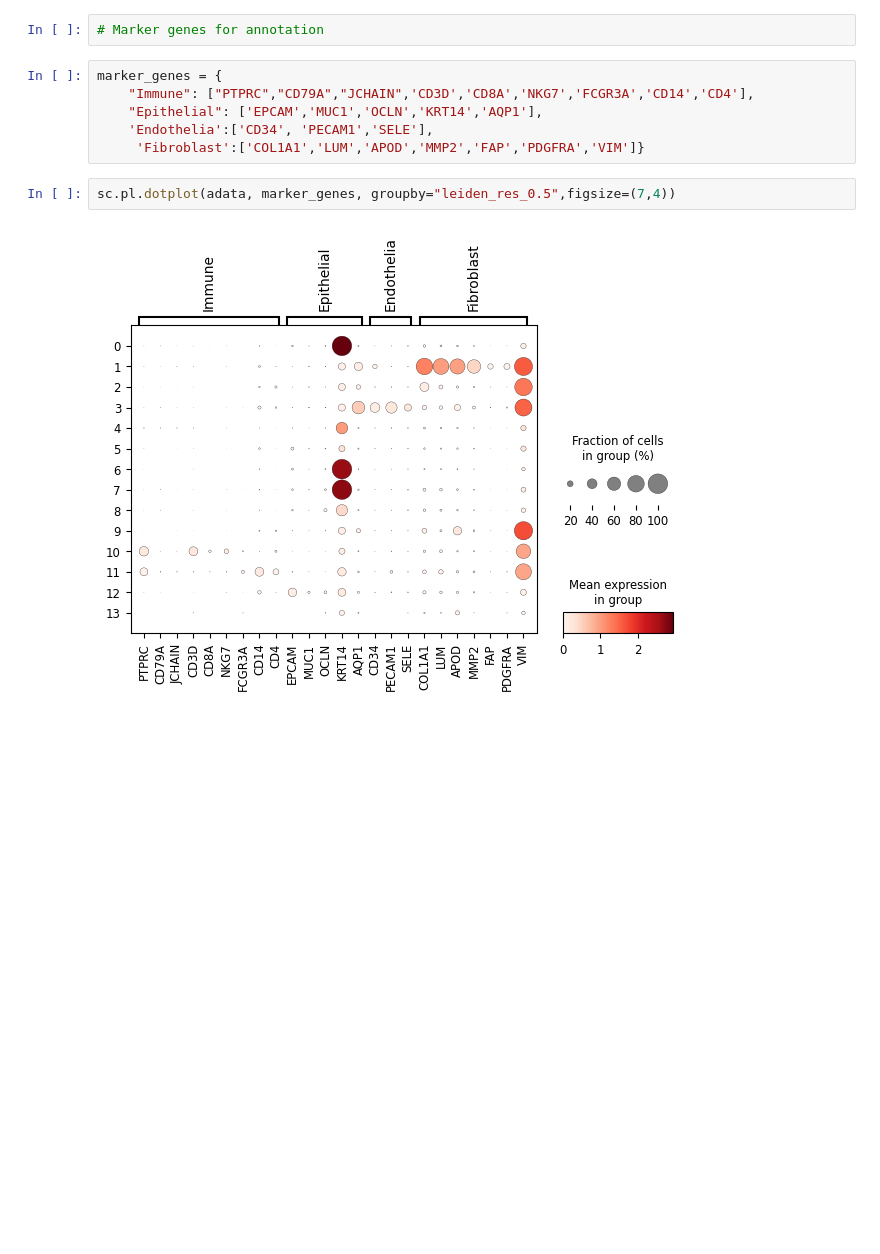
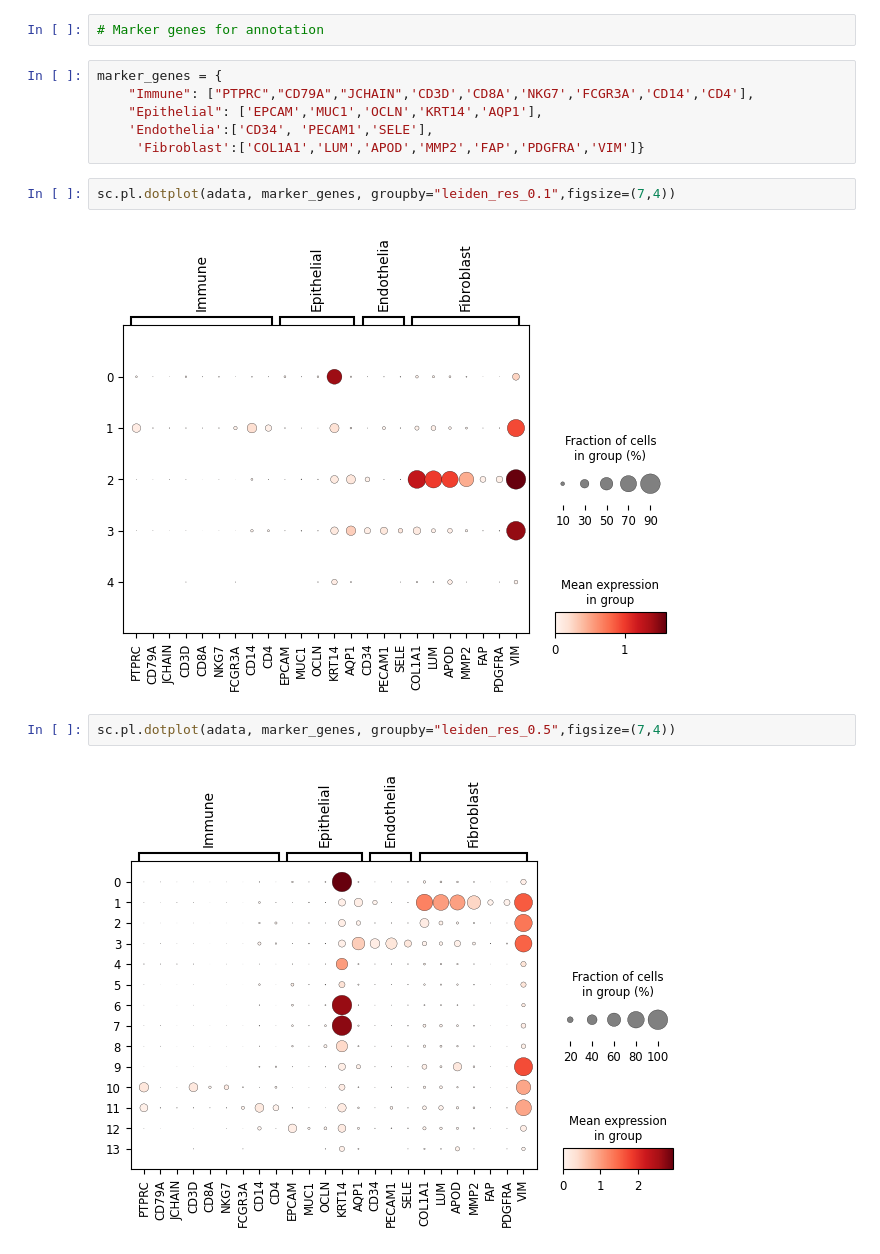
Before and after one commit to Vivian0105/Bioinformatics, a Jupyter notebook: scRNAseq_analysis.ipynb, the cells around one changed output. Saved outputs shown, nothing was run; the diff lists cells and outputs as text; blank space fills up the shorter version.

```diff
--- a/scRNAseq_analysis.ipynb
+++ b/scRNAseq_analysis.ipynb
@@ -274,6 +279,10 @@ marker_genes = {
     "Epithelial": ['EPCAM','MUC1','OCLN','KRT14','AQP1'],
     'Endothelia':['CD34', 'PECAM1','SELE'],
      'Fibroblast':['COL1A1','LUM','APOD','MMP2','FAP','PDGFRA','VIM']}
+# %%
+sc.pl.dotplot(adata, marker_genes, groupby="leiden_res_0.1",figsize=(7,4))
+# %% [output]
+[figure, added]
 # %%
 sc.pl.dotplot(adata, marker_genes, groupby="leiden_res_0.5",figsize=(7,4))
 # %% [output]
```
Also changed, not shown: parts of 16 cells of this notebook.
